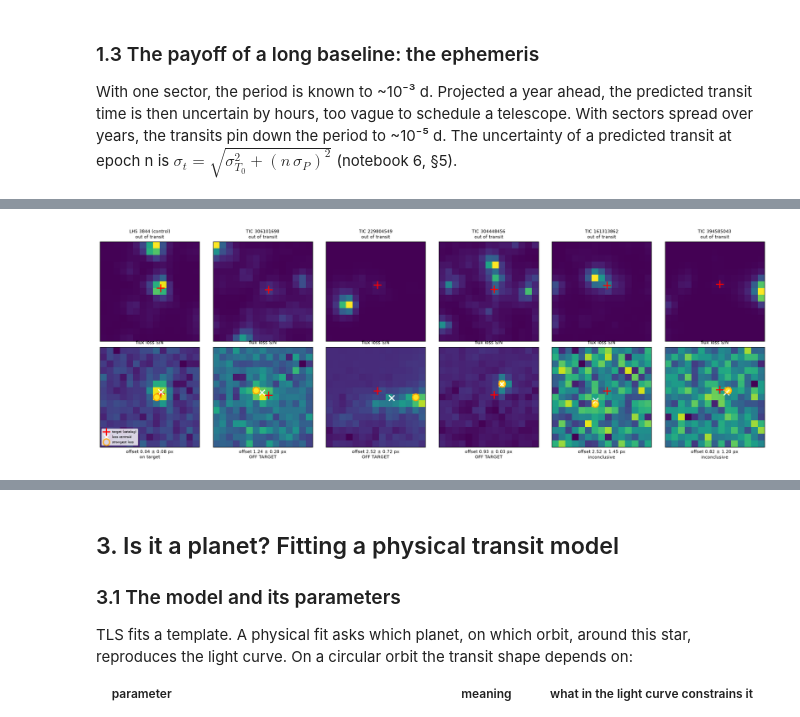
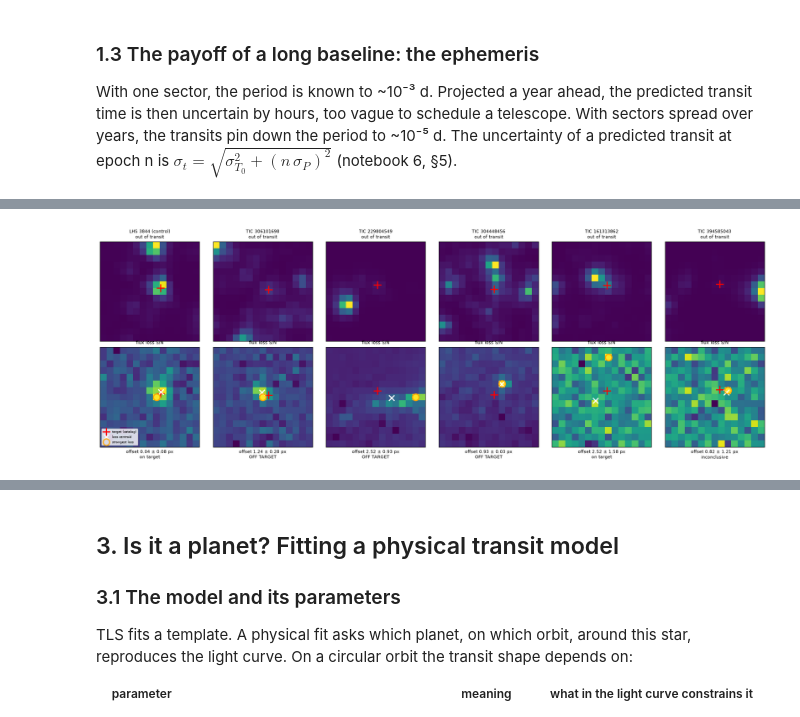
Before and after one commit to josejorgers/exoplanets-research, a Jupyter notebook: notebooks/pipeline-9-candidate-followup.ipynb, the cells around one changed output, grey strips where cells are left out. Cells and saved outputs as stored; diff of their text form; code cells hidden in the pictures.

```diff
--- a/notebooks/pipeline-9-candidate-followup.ipynb
+++ b/notebooks/pipeline-9-candidate-followup.ipynb
@@ -354,12 +373,11 @@ for j, t in enumerate(stars):
         ax.set_title(f"{name}\n{title}" if i == 0 else title, fontsize=8)
         ax.set_xticks([]); ax.set_yticks([])
     r = di[t]
-    state = ("OFF TARGET" if r["off_target"] else
-             "inconclusive" if (r["strongest_loss_snr"] < 5 and r["loss_snr_at_target"] < 3) else "on target")
+    state = {"off_target": "OFF TARGET", "on_target": "on target", "inconclusive": "inconclusive"}[r["status"]]
     axes[1, j].set_xlabel(f"offset {r['offset_px']:.2f} ± {r['offset_err_px']:.2f} px\n{state}", fontsize=8)
 axes[1, 0].legend(fontsize=6, loc="lower left")
 plt.tight_layout()
-cols = ["n_transits", "offset_px", "offset_err_px", "offset_sigma", "strongest_loss_dist_px", "strongest_loss_snr",
-        "loss_snr_at_target", "off_target"]
+cols = ["n_transits", "offset_px", "offset_err_px", "offset_sigma", "offset_from_catalog_px", "strongest_loss_dist_px",
+        "strongest_loss_snr", "snr_threshold", "loss_snr_near_target", "snr_threshold_near", "status"]
 pd.DataFrame({t: {k: di[t][k] for k in cols} for t in stars}).T.round(2)
 # %% [output]
@@ -373,3 +391,3 @@ pd.DataFrame({t: {k: di[t][k] for k in cols} for t in stars}).T.round(2)
-[figure, old version]
+[figure, new version]
 # %% [markdown]
 The control behaves as a planet must: the flux loss is centred on LHS 3844 (S/N 11 at the target,
```
Also changed, not shown: parts of 13 cells of this notebook, 21 other files.
